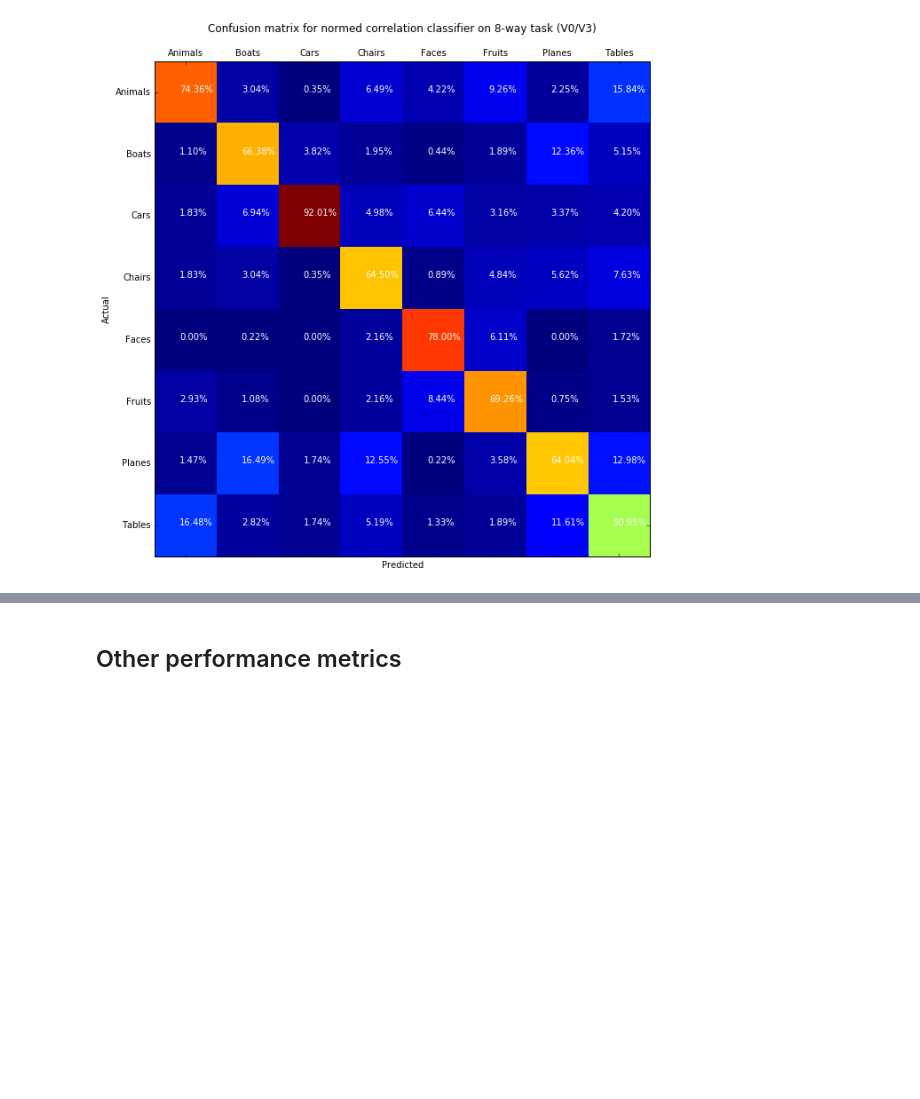
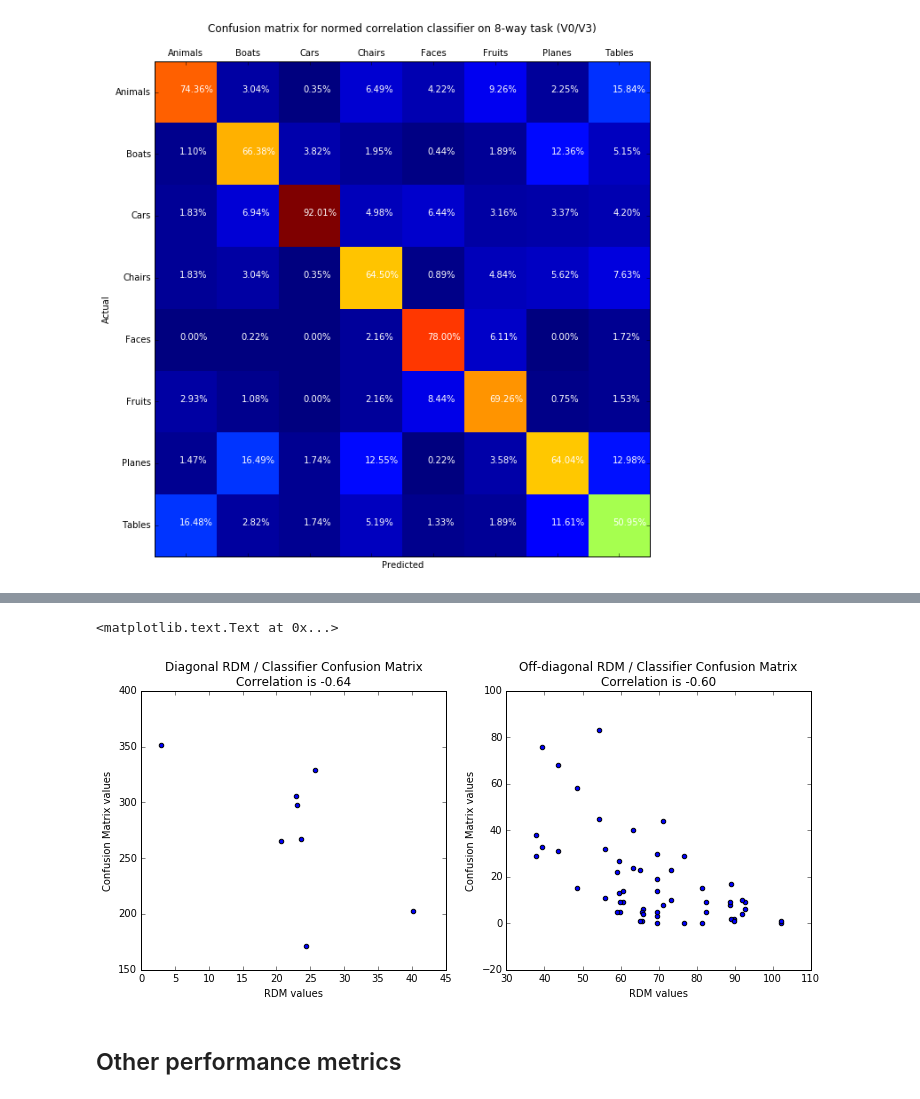
Before and after one commit to neuroailab/psych253, a Jupyter notebook: Lecture3.ipynb, the cells around one changed output, grey strips where cells are left out. Cells and saved outputs as stored; diff of their text form; code cells hidden in the pictures; blank space fills up the shorter version.

```diff
--- a/Lecture3.ipynb
+++ b/Lecture3.ipynb
@@ -874,3 +922,32 @@ plt.title('Confusion matrix for normed correlation classifier on 8-way task (V0/
+# %%
+#but this is a little unfair, since we're looking at both diagonal and off diagonal elements simultaneously
+#let's separate them
+
+fig = plt.figure(figsize=(12, 5))
+plt.subplot(1, 2, 1)
+diagonal_rdm = collapsed.diagonal()
+diagonal_confmat = cmat.diagonal()
+plt.scatter(diagonal_rdm, diagonal_confmat)
+corrval = stats.pearsonr(diagonal_rdm, diagonal_confmat)[0]
+plt.xlabel('RDM values')
+plt.ylabel('Confusion Matrix values')
+plt.title('Diagonal RDM / Classifier Confusion Matrix\nCorrelation is %.2f' % corrval)
+
+plt.subplot(1, 2, 2)
+inds0, inds1 = np.triu_indices(8, 1)
+inds2, inds3 = np.tril_indices(8, -1)
+off_diagonal_rdm = np.concatenate([collapsed[inds0, inds1], collapsed[inds2, inds3]])
+off_diagonal_confmat = np.concatenate([cmat[inds0, inds1], cmat[inds2, inds3]])
+plt.scatter(off_diagonal_rdm, off_diagonal_confmat)
+corrval = stats.pearsonr(off_diagonal_rdm, off_diagonal_confmat)[0]
+plt.xlabel('RDM values')
+plt.ylabel('Confusion Matrix values')
+plt.title('Off-diagonal RDM / Classifier Confusion Matrix\nCorrelation is %.2f' % corrval)
+
+#both are a bit lower than the all-values comparison but still not bad
+# %% [output]
+<matplotlib.text.Text at 0x...>
+[figure, added]
 # %% [markdown]
 ## Other performance metrics
 # %%
```
Also changed, not shown: parts of 8 cells of this notebook.
